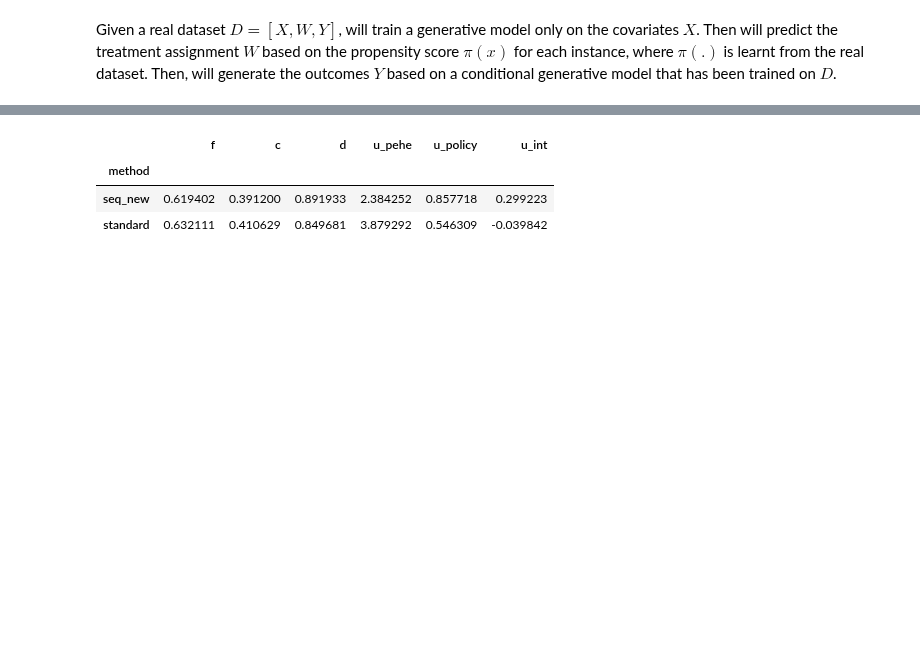
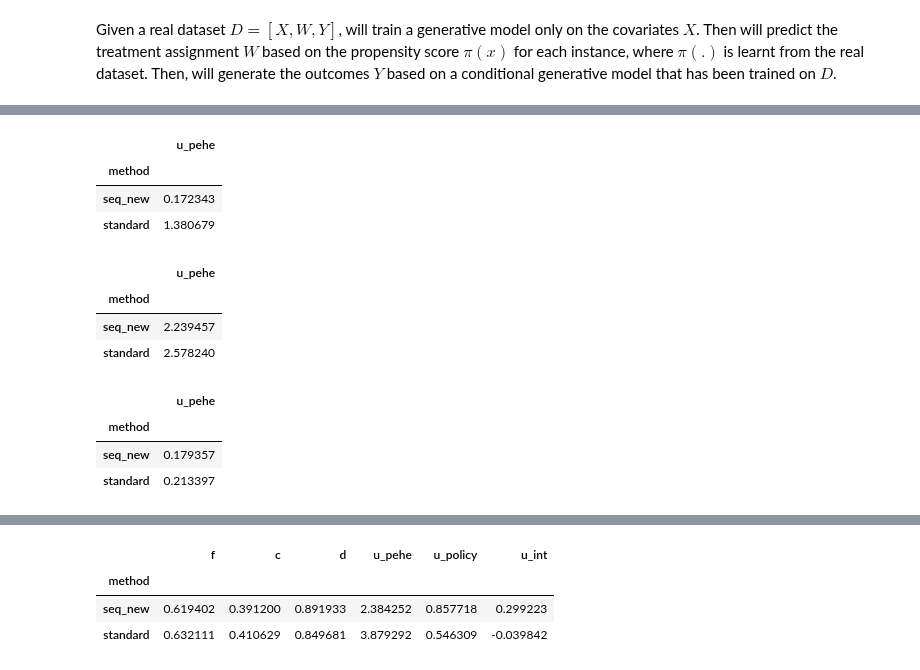
Before and after one commit to harrya32/causal_synthetic_data, a Jupyter notebook: Experiments/Experiments.ipynb, the cells around one changed output, grey strips where cells are left out. Cells and saved outputs as stored; diff of their text form; code cells hidden in the pictures; blank space fills up the shorter version.

```diff
--- a/Experiments/Experiments.ipynb
+++ b/Experiments/Experiments.ipynb
@@ -1517,3 +1540,24 @@ def seq_test(real, gen, treatment_col, outcome_col, n_iter, encode=False, save=F
+# %%
+results_jobs.groupby('method').std()
+# %% [output]
+|  | u_pehe |
+| method |  |
+| seq_new | 0.172343 |
+| standard | 1.380679 |
+# %%
+results.groupby('method').mean()
+# %% [output]
+|  | u_pehe |
+| method |  |
+| seq_new | 2.239457 |
+| standard | 2.578240 |
+# %%
+results.groupby('method').std()
+# %% [output]
+|  | u_pehe |
+| method |  |
+| seq_new | 0.179357 |
+| standard | 0.213397 |
 # %%
 #results_ihdp = seq_test(ihdp, 'ddpm', 'treatment', 'y_factual', 10, save=True, fp='ihdp_sequential_vs_standard_ddpm_new.csv')
 results_ihdp = seq_test(ihdp, 'tvae', 'treatment', 'y_factual', 10)#, save=True, fp='ihdp_sequential_vs_standard_tvae_new.csv')
```
Also changed, not shown: parts of 11 cells of this notebook.
